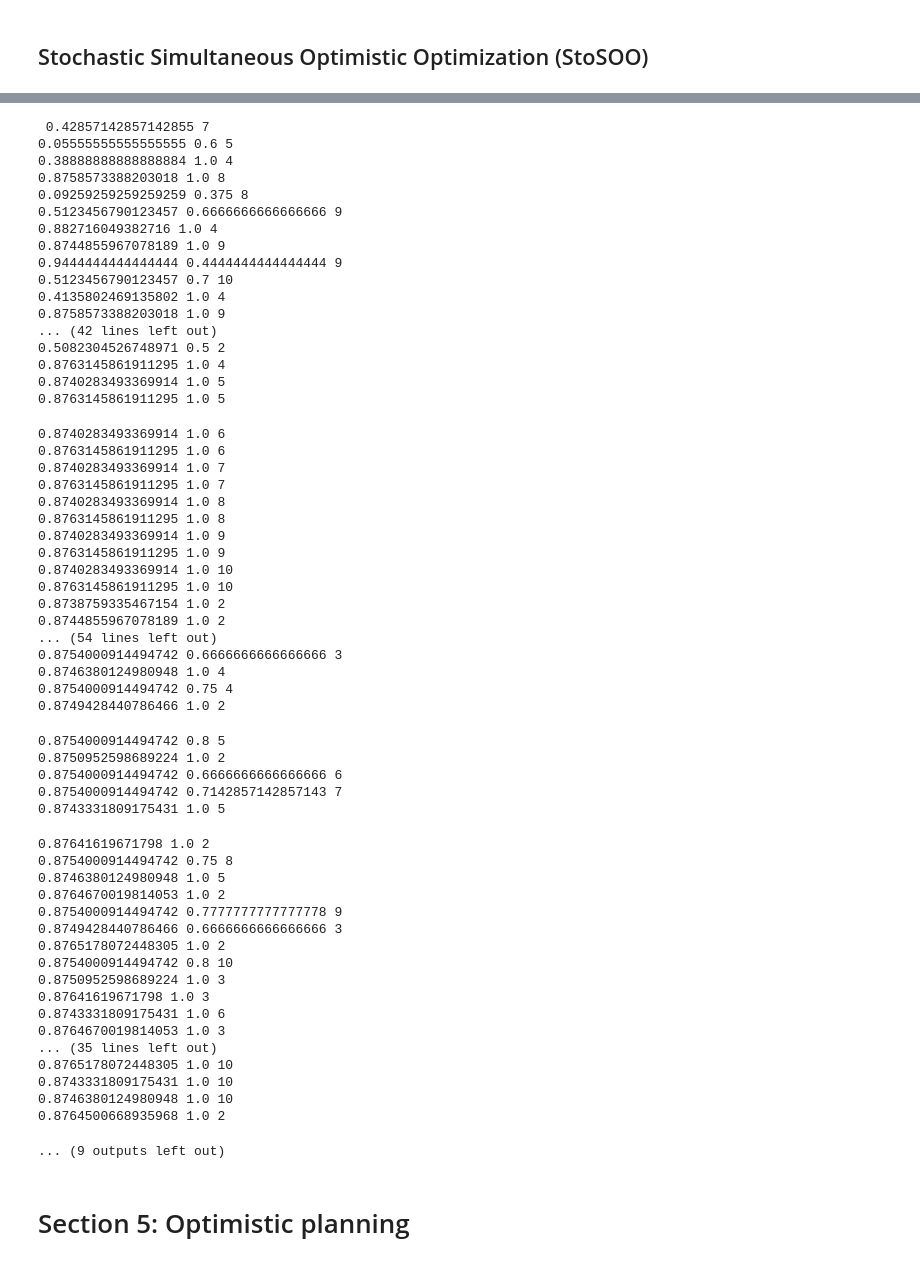
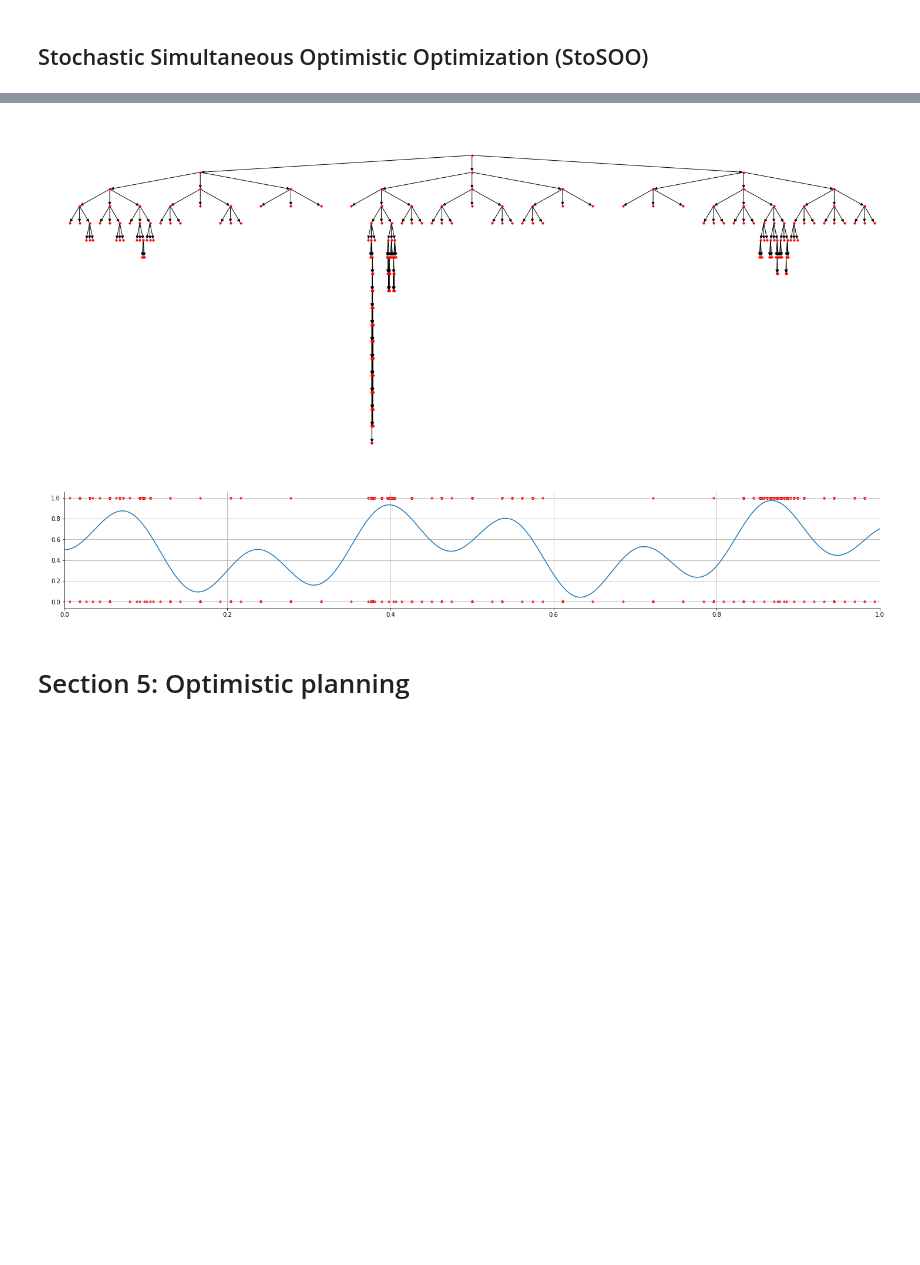
Before and after one commit to yunjhongwu/MCTS, a Jupyter notebook: MCTS.ipynb, the cells around one changed output, grey strips where cells are left out. Drawn from its saved outputs; the diff is of its cells as text; code cells hidden in the pictures; blank space fills up the shorter version.

```diff
--- a/MCTS.ipynb
+++ b/MCTS.ipynb
@@ -71,7 +71,7 @@ graph = visualize(tree, func)
 # %% [markdown]
 ## Stochastic Simultaneous Optimistic Optimization (StoSOO)
 # %%
-tree = StoSOO(1000, 3, h_max, 10, 0.01)
+tree = StoSOO(1000, 3, h_max, 5, 0.1)
 
 tree.search(bernoulli_noise(func))
 graph = visualize(tree, func)
@@ -212,60 +79,4 @@ graph = visualize(tree, func)
- 0.42857142857142855 7
-0.05555555555555555 0.6 5
-0.38888888888888884 1.0 4
-0.8758573388203018 1.0 8
-0.09259259259259259 0.375 8
-0.5123456790123457 0.6666666666666666 9
-0.882716049382716 1.0 4
-0.8744855967078189 1.0 9
-0.9444444444444444 0.4444444444444444 9
-0.5123456790123457 0.7 10
-0.4135802469135802 1.0 4
-0.8758573388203018 1.0 9
-... (42 lines left out)
-0.5082304526748971 0.5 2
-0.8763145861911295 1.0 4
-0.8740283493369914 1.0 5
-0.8763145861911295 1.0 5
-0.8740283493369914 1.0 6
-0.8763145861911295 1.0 6
-0.8740283493369914 1.0 7
-0.8763145861911295 1.0 7
-0.8740283493369914 1.0 8
-0.8763145861911295 1.0 8
-0.8740283493369914 1.0 9
-0.8763145861911295 1.0 9
-0.8740283493369914 1.0 10
-0.8763145861911295 1.0 10
-0.8738759335467154 1.0 2
-0.8744855967078189 1.0 2
-... (54 lines left out)
-0.8754000914494742 0.6666666666666666 3
-0.8746380124980948 1.0 4
-0.8754000914494742 0.75 4
-0.8749428440786466 1.0 2
-0.8754000914494742 0.8 5
-0.8750952598689224 1.0 2
-0.8754000914494742 0.6666666666666666 6
-0.8754000914494742 0.7142857142857143 7
-0.8743331809175431 1.0 5
-0.87641619671798 1.0 2
-0.8754000914494742 0.75 8
-0.8746380124980948 1.0 5
-0.8764670019814053 1.0 2
-0.8754000914494742 0.7777777777777778 9
-0.8749428440786466 0.6666666666666666 3
-0.8765178072448305 1.0 2
-0.8754000914494742 0.8 10
-0.8750952598689224 1.0 3
-0.87641619671798 1.0 3
-0.8743331809175431 1.0 6
-0.8764670019814053 1.0 3
-... (35 lines left out)
-0.8765178072448305 1.0 10
-0.8743331809175431 1.0 10
-0.8746380124980948 1.0 10
-0.8764500668935968 1.0 2
-... (9 outputs left out)
+[figure, added]
 # %% [markdown]
 # Section 5: Optimistic planning
 # %% [markdown]
```
Also changed, not shown: parts of 1 cell of this notebook.
